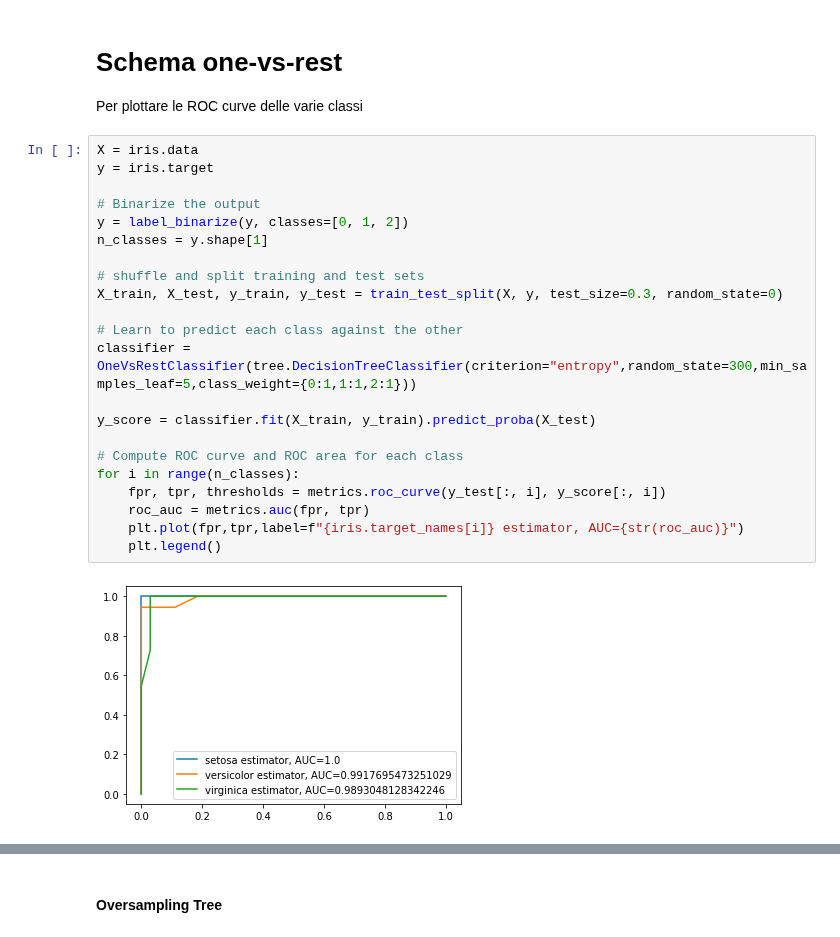
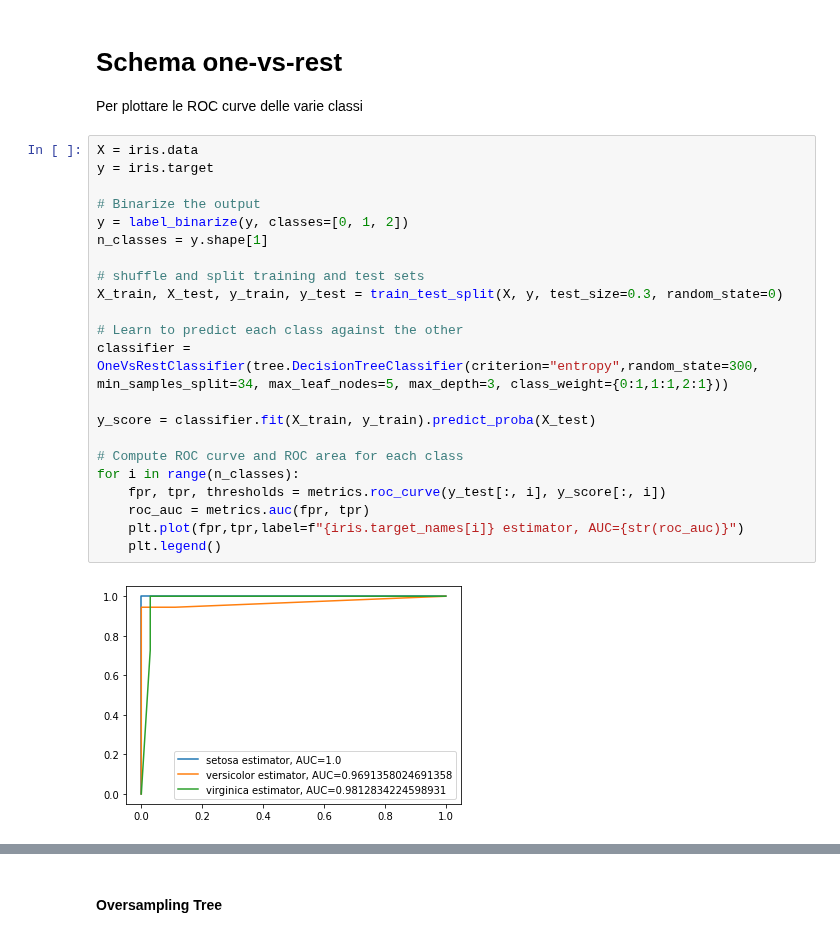
Before and after one commit to Fazzaa/ml_lab, a Jupyter notebook: decision_trees/ex_1_classification_iris.ipynb, the cells around one changed output, grey strips where cells are left out. Cells and saved outputs as stored; diff of their text form.

```diff
--- a/decision_trees/ex_1_classification_iris.ipynb
+++ b/decision_trees/ex_1_classification_iris.ipynb
@@ -174,25 +178,25 @@ Per plottare le ROC curve delle varie classi
 # %%
 X = iris.data
 y = iris.target
 
 # Binarize the output
 y = label_binarize(y, classes=[0, 1, 2])
 n_classes = y.shape[1]
 
 # shuffle and split training and test sets
 X_train, X_test, y_train, y_test = train_test_split(X, y, test_size=0.3, random_state=0)
 
 # Learn to predict each class against the other
-classifier = OneVsRestClassifier(tree.DecisionTreeClassifier(criterion="entropy",random_state=300,min_samples_leaf=5,class_weight={0:1,1:1,2:1}))
+classifier = OneVsRestClassifier(tree.DecisionTreeClassifier(criterion="entropy",random_state=300, min_samples_split=34, max_leaf_nodes=5, max_depth=3, class_weight={0:1,1:1,2:1}))
 
 y_score = classifier.fit(X_train, y_train).predict_proba(X_test)
 
 # Compute ROC curve and ROC area for each class
 for i in range(n_classes):
 	fpr, tpr, thresholds = metrics.roc_curve(y_test[:, i], y_score[:, i])
 	roc_auc = metrics.auc(fpr, tpr)
 	plt.plot(fpr,tpr,label=f"{iris.target_names[i]} estimator, AUC={str(roc_auc)}")
 	plt.legend()
 # %% [output]
-[figure, old version]
+[figure, new version]
 # %%
```
Also changed, not shown: parts of 4 cells of this notebook.
